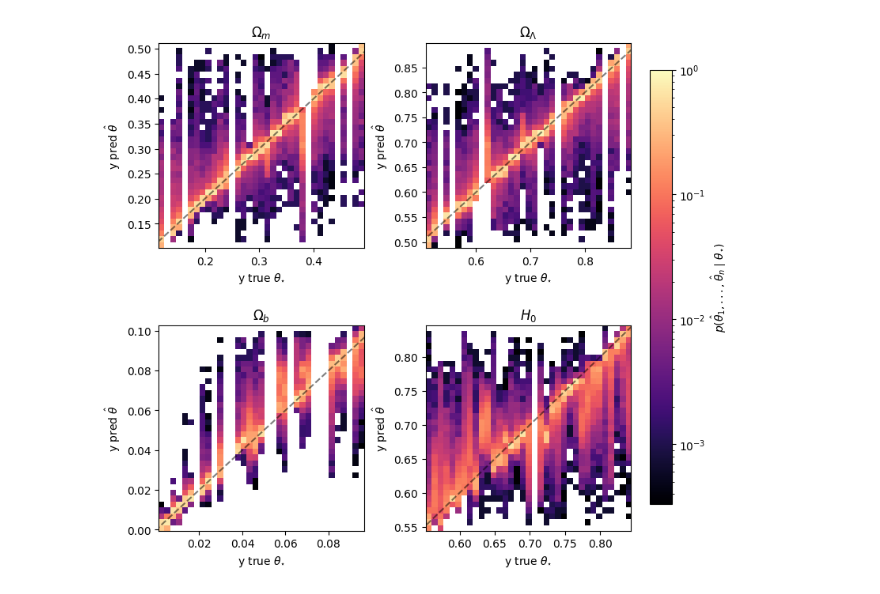
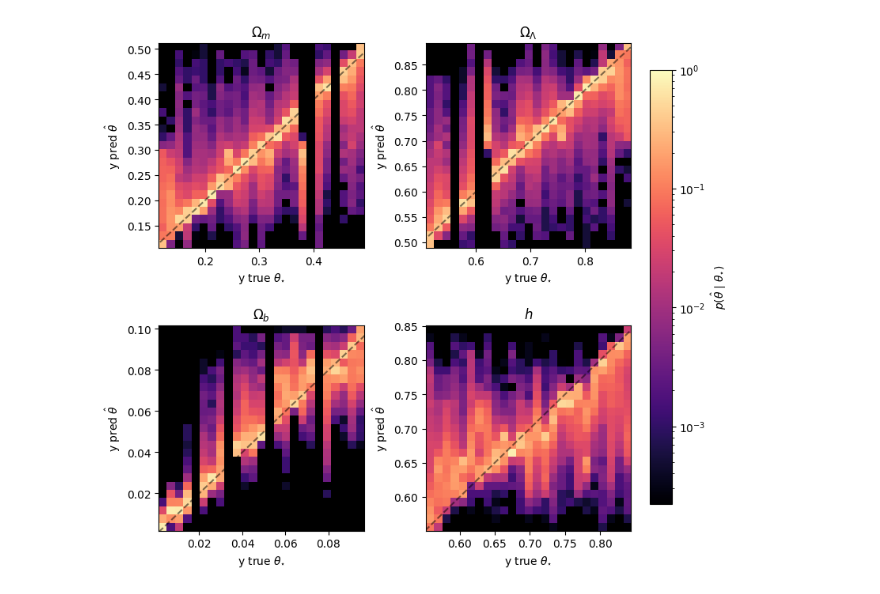
Before and after one commit to j-boucsein/CLIMB-Project, a Jupyter notebook: code/Machine_Learning/Transformer_pipeline/visualization_notebooks/remake_inference_plots.ipynb, the cells around one changed output. Cells and saved outputs as stored; diff of their text form; code cells hidden in the pictures.

```diff
--- a/code/Machine_Learning/Transformer_pipeline/visualization_notebooks/remake_inference_plots.ipynb
+++ b/code/Machine_Learning/Transformer_pipeline/visualization_notebooks/remake_inference_plots.ipynb
@@ -45,8 +45,105 @@ plot_test_inference_errorbars(y_true, y_pred, save_path, save_plot=True)
 # %%
+def plot_test_inference_colors(y_true, y_pred, save_path, save_plot=False):
+    params = [r"$\Omega_m$", r"$\Omega_b$", r"$\Omega_\Lambda$", r"$h$"]
+
+    y_true_by_param = [y_true[:, i] for i in range(len(params))]
+    y_pred_by_param = [y_pred[:, i] for i in range(len(params))]
+
+    fig, axs = plt.subplots(2, 2, figsize=(8, 7.15), constrained_layout=True)
+
+    for index in range(4):
+
+        y_true_par = y_true_by_param[index]
+        y_pred_par = y_pred_by_param[index]
+
+        # ---------- mean and std per true value ----------
+        y_pred_mean_par = []
+        y_pred_std_par = []
+        y_true_unique_par = []
+
+        for true_value in np.unique(y_true_par):
+            y_pred_this_true_value = y_pred_par[y_true_par == true_value]
+            y_pred_mean_par.append(y_pred_this_true_value.mean())
+            y_pred_std_par.append(y_pred_this_true_value.std())
+            y_true_unique_par.append(true_value)
+
+        # ---------- equally spaced bins ----------
+        n_bins =  25 # len(np.unique(y_true_par))
+
+        x_min, x_max = y_true_par.min(), y_true_par.max()
+        y_min, y_max = y_pred_par.min(), y_pred_par.max()
+
+        x_edges = np.linspace(x_min, x_max, n_bins + 1)
+        y_edges = np.linspace(y_min, y_max, n_bins + 1)
+
+        # ---------- 2D histogram ----------
+        H, _, _ = np.histogram2d(
+            y_true_par,
+            y_pred_par,
+            bins=[x_edges, y_edges]
+        )
+
+        # sum over y for each x-bin
+        col_sums = H.sum(axis=1, keepdims=True)
+
+        # avoid division by zero for empty columns
+        H_norm = np.divide(
+            H,
+            col_sums,
+            out=np.zeros_like(H),
+            where=col_sums > 0
+        )
+
+        H_norm[H_norm == 0] = np.nan
+
+        ax = axs[index % 2, index // 2]
+
+        ax.set_box_aspect(1)
+        ax.set_facecolor("black")
+
+        # ---------- density image ----------
+        im = ax.imshow(
+            H_norm.T,
+            origin="lower",
+            extent=[x_edges[0], x_edges[-1], y_edges[0], y_edges[-1]],
+            cmap="magma",
+            norm=LogNorm(vmin=np.nanmin(H_norm), vmax=1.0),
+            aspect="auto",
+            zorder=1
+        )
+
+        # ---------- y = x line ----------
+        line_min = min(x_min, y_min)
+        line_max = max(x_max, y_max)
+
+        ax.plot(
+            [line_min, line_max],
+            [line_min, line_max],
+            linestyle="--",
+            c="black",
+            alpha=0.5,
+            zorder=3
+        )
+
+        ax.set_xlim([x_min, x_max])
+        ax.set_ylim([y_min, y_max])
+        ax.set_title(params[index])
+
+        ax.set_xlabel(r"y true $\theta_{\star}$")
+        ax.set_ylabel(r"y pred $\hat{\theta}$")
+
+    # ---------- colorbar ----------
+    cbar = fig.colorbar(im, ax=axs, fraction=0.046, pad=0.04)
+    cbar.set_label(r"$p(\hat{\theta} \mid \theta_{\star})$")
+
+    if save_plot:
+        plt.savefig(save_path, format="PDF")
+    plt.show()
+
 save_path = plots_save_base_path + f"{model_name}_colors.pdf"
 plot_test_inference_colors(y_true, y_pred, save_path, save_plot=True)
 # %% [output]
-[figure, old version]
+[figure, new version]
 # %%
 save_path = "/vera/u/jerbo/CLIMB-Project/code/Machine_Learning/Transformer_pipeline/plots/" + f"{model_name}_PDF.pdf"
 plot_all_PDFs(y_true, y_pred, save_path, save_plot=True)
```
Also changed, not shown: parts of 7 cells of this notebook, 9 other files.
